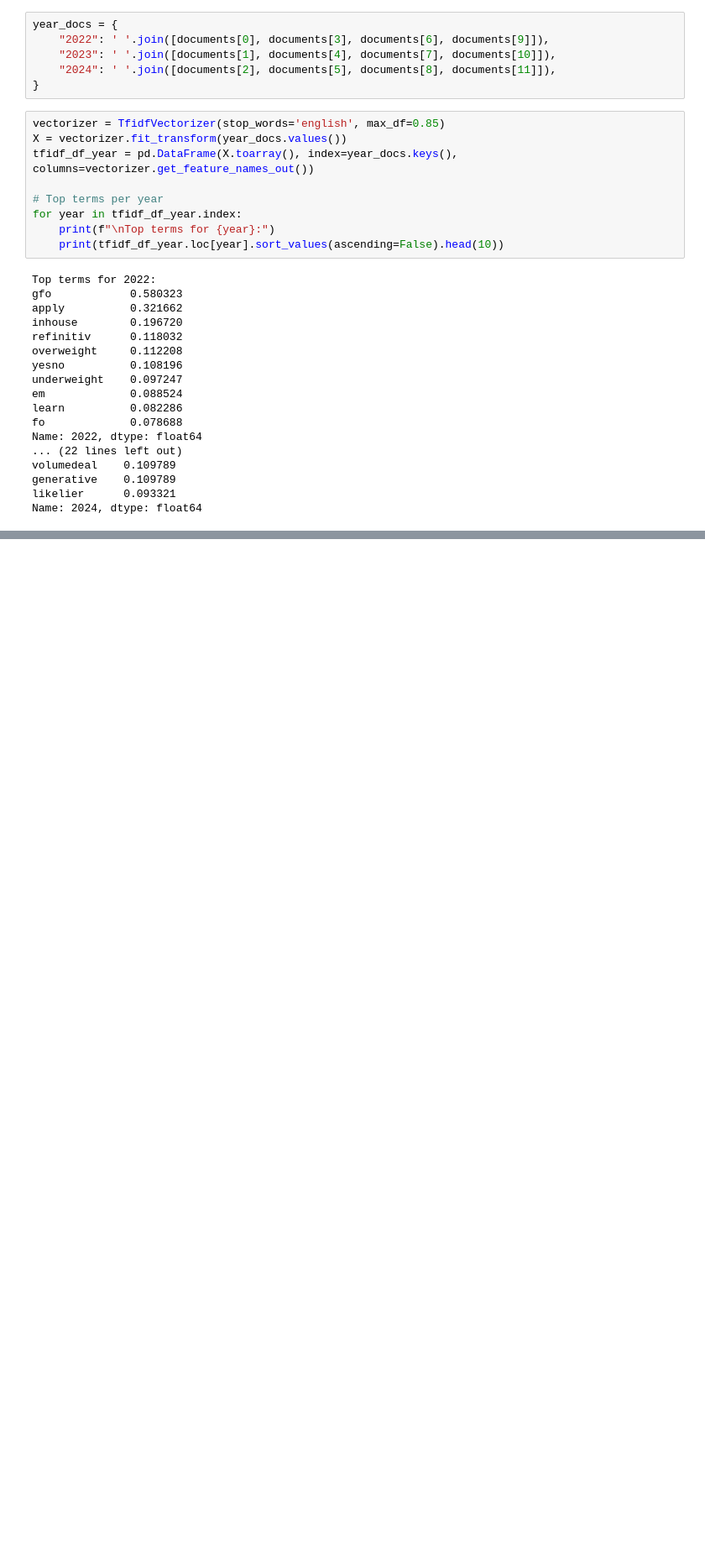
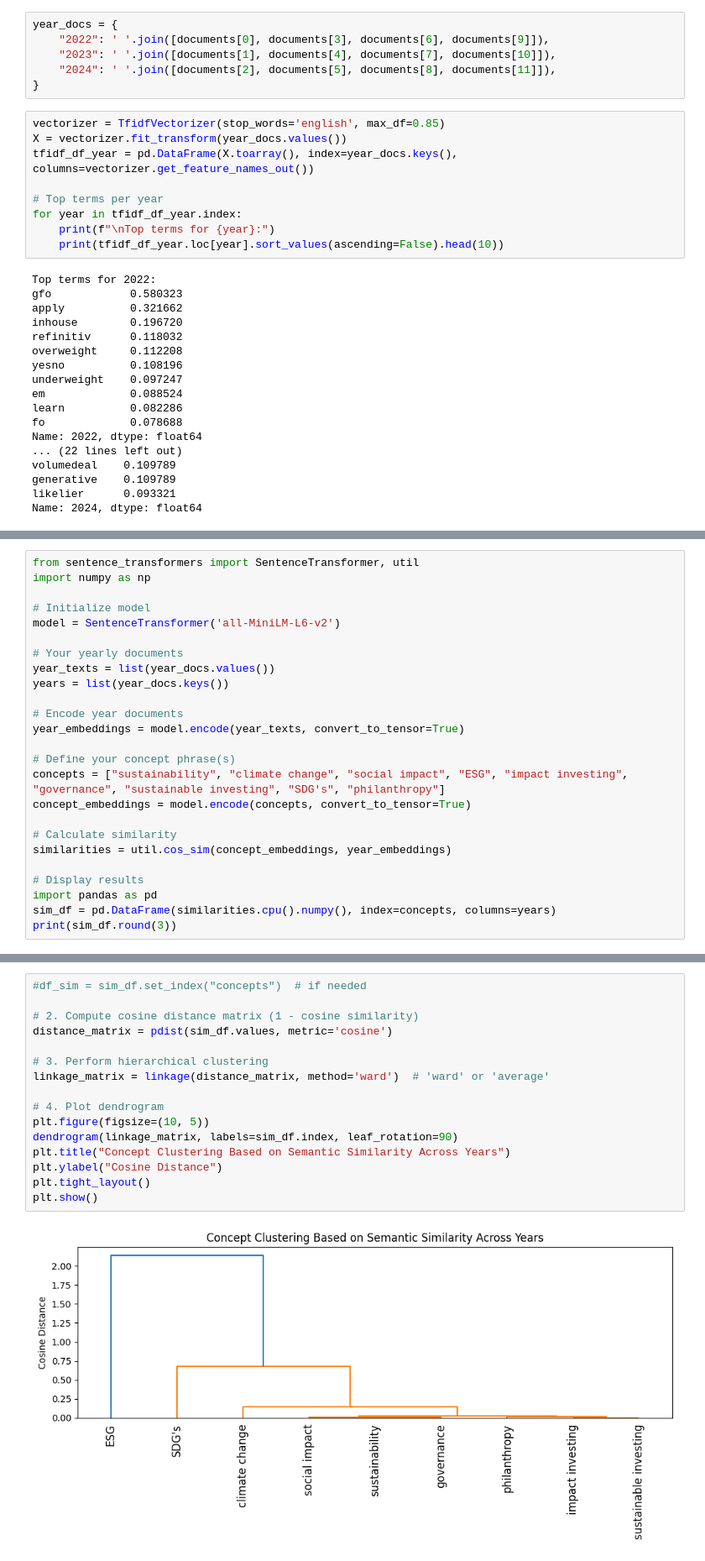
Before and after one commit to blaise-em/Impact-Investing-Capstone-Project, a Jupyter notebook: Notebook 3.ipynb, the cells around one changed output, grey strips where cells are left out. Shown: that part at 84% size. Saved outputs shown, nothing was run; the diff lists cells and outputs as text; blank space fills up the shorter version.

Commit message:
semantic similarity

```diff
--- a/Notebook 3.ipynb
+++ b/Notebook 3.ipynb
@@ -505,0 +480,25 @@ climate: Not found
+# %%
+from sentence_transformers import SentenceTransformer, util
+import numpy as np
+
+# Initialize model
+model = SentenceTransformer('all-MiniLM-L6-v2')
+
+# Your yearly documents
+year_texts = list(year_docs.values())
+years = list(year_docs.keys())
+
+# Encode year documents
+year_embeddings = model.encode(year_texts, convert_to_tensor=True)
+
+# Define your concept phrase(s)
+concepts = ["sustainability", "climate change", "social impact", "ESG", "impact investing", "governance", "sustainable investing", "SDG's", "philanthropy"]
+concept_embeddings = model.encode(concepts, convert_to_tensor=True)
+
+# Calculate similarity
+similarities = util.cos_sim(concept_embeddings, year_embeddings)
+
+# Display results
+import pandas as pd
+sim_df = pd.DataFrame(similarities.cpu().numpy(), index=concepts, columns=years)
+print(sim_df.round(3))
@@ -505,0 +522,18 @@ climate: Not found
+# %%
+#df_sim = sim_df.set_index("concepts")  # if needed
+
+# 2. Compute cosine distance matrix (1 - cosine similarity)
+distance_matrix = pdist(sim_df.values, metric='cosine')
+
+# 3. Perform hierarchical clustering
+linkage_matrix = linkage(distance_matrix, method='ward')  # 'ward' or 'average'
+
+# 4. Plot dendrogram
+plt.figure(figsize=(10, 5))
+dendrogram(linkage_matrix, labels=sim_df.index, leaf_rotation=90)
+plt.title("Concept Clustering Based on Semantic Similarity Across Years")
+plt.ylabel("Cosine Distance")
+plt.tight_layout()
+plt.show()
+# %% [output]
+[figure, added]
```
Also changed, not shown: parts of 8 cells of this notebook, 1 other file.
